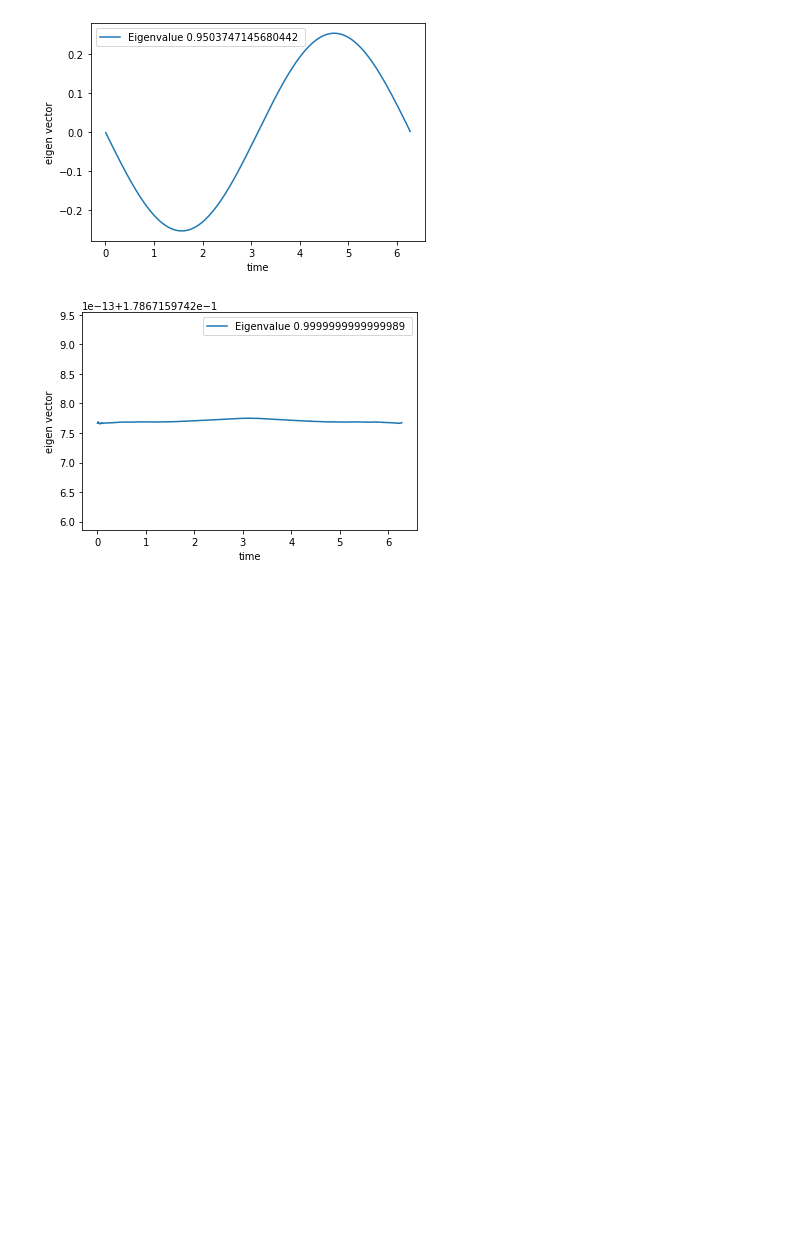
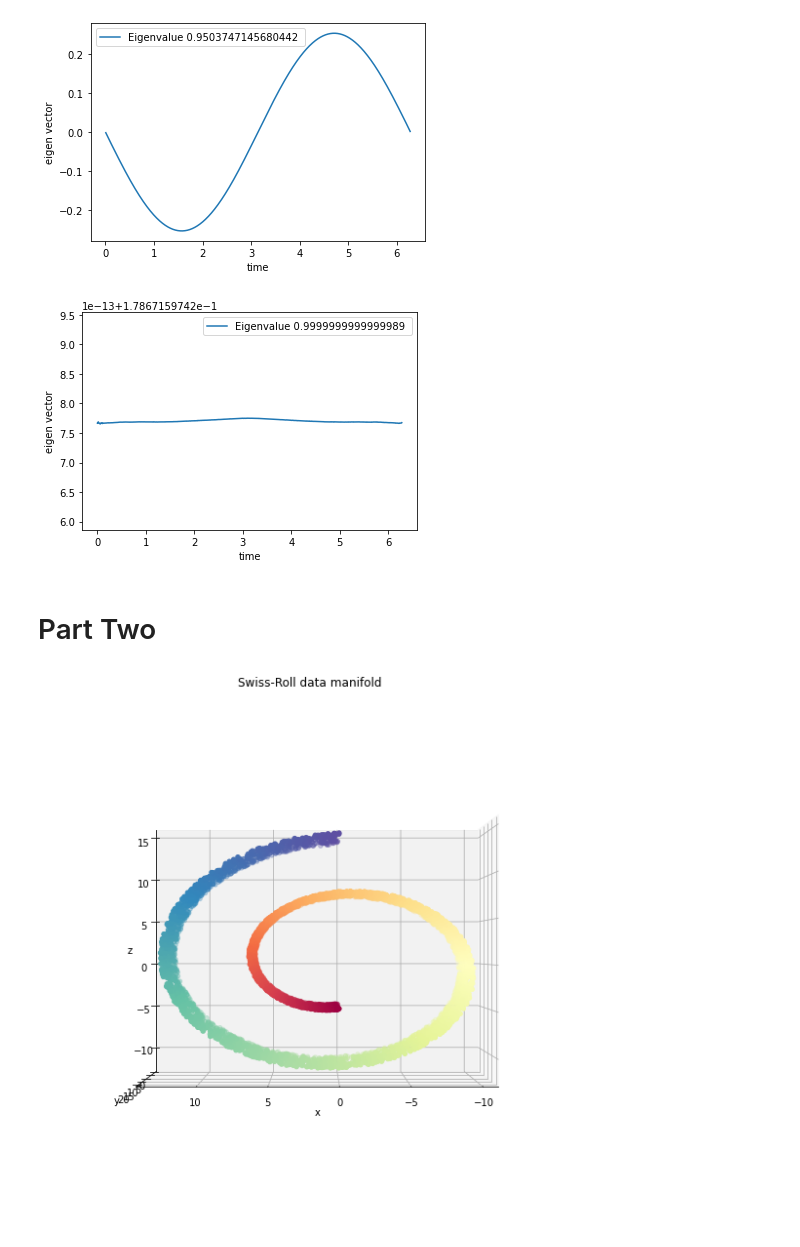
Before and after one commit to ge96rox/MLCMS04, a Jupyter notebook: task2.ipynb, the cells around one changed output. Drawn from its saved outputs; the diff is of its cells as text; code cells hidden in the pictures; blank space fills up the shorter version.

Commit message:
implement task 2 part 2

```diff
--- a/task2.ipynb
+++ b/task2.ipynb
@@ -18,3 +18,18 @@ plot_part_one_eigenfunction(nr_component, time, phi_pc, lambda_pc)
 [figure]
 [figure]
 [figure]
+# %% [markdown]
+# Part Two
+# %%
+X,t = gen_swiss_roll_data(5000, 0)
+# %%
+fig = plt.figure(figsize=(10,10))
+ax = fig.add_subplot(projection='3d')
+ax.scatter(X[:, 0], X[:, 1], X[:, 2], c=t, cmap=plt.cm.Spectral)
+ax.set_xlabel('x')
+ax.set_ylabel('y')
+ax.set_zlabel('z')
+ax.set_title("Swiss-Roll data manifold")
+ax.view_init(0, 90)
+# %% [output]
+[figure, added]
```
Also changed, not shown: parts of 2 cells of this notebook, 1 other file.
